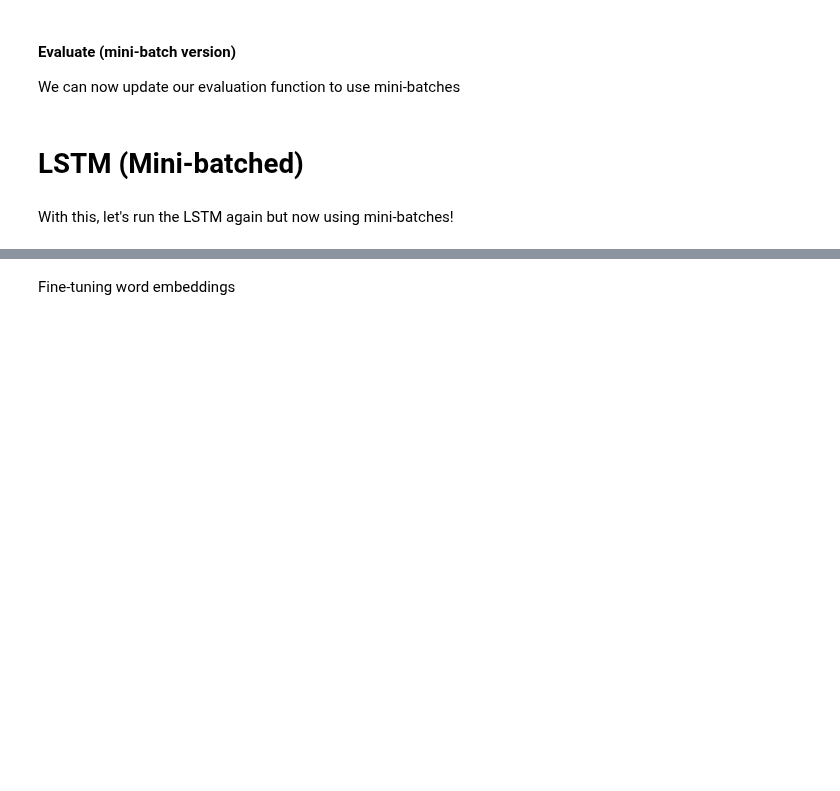
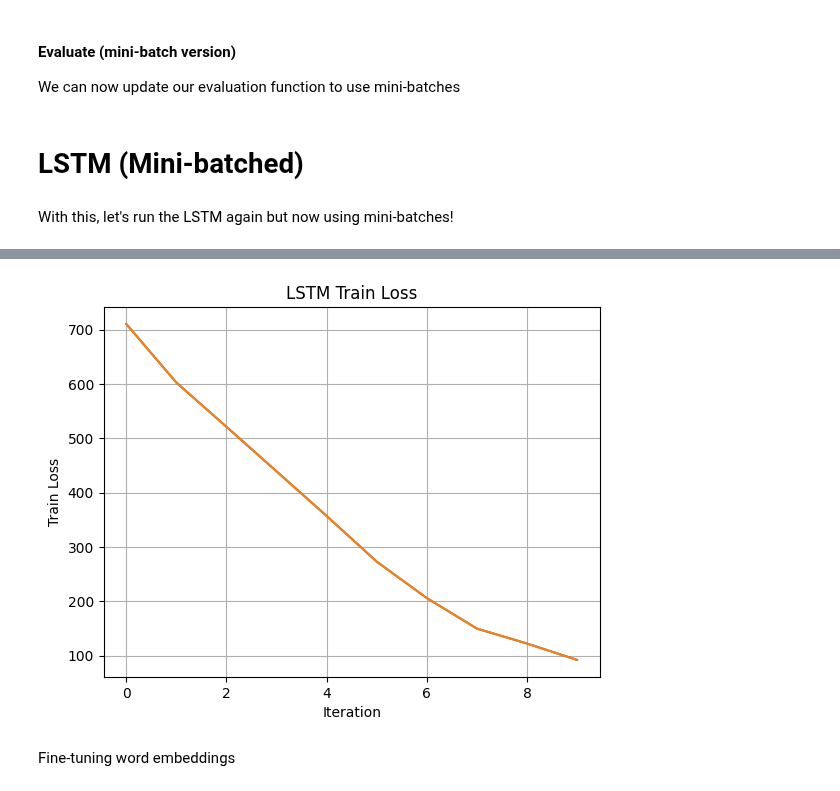
Before and after one commit to meherc99/nlp1-practicals, a Jupyter notebook: NLP1_2024_Practical_2.ipynb, the cells around one changed output, grey strips where cells are left out. Saved outputs shown, nothing was run; the diff lists cells and outputs as text; code cells hidden in the pictures; blank space fills up the shorter version.

```diff
--- a/NLP1_2024_Practical_2.ipynb
+++ b/NLP1_2024_Practical_2.ipynb
@@ -1680,6 +1748,9 @@ plt.plot(lstm_accuracies)
 # %%
 # plot training loss
-plt.plot(lstm_losses)
+# plt.plot(lstm_losses)
+plot_logs(lstm_losses, "Iteration", "Train Loss", "LSTM Train Loss")
+# %% [output]
+[figure, added]
 # %% [markdown]
 Fine-tuning word embeddings
 # %%
```
Also changed, not shown: parts of 27 cells of this notebook.
